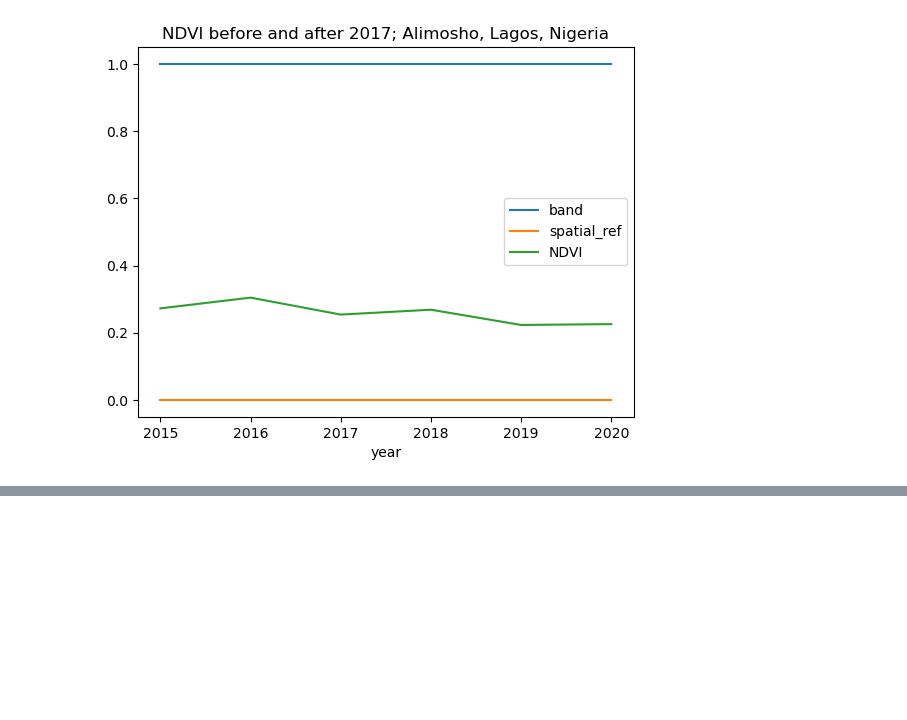
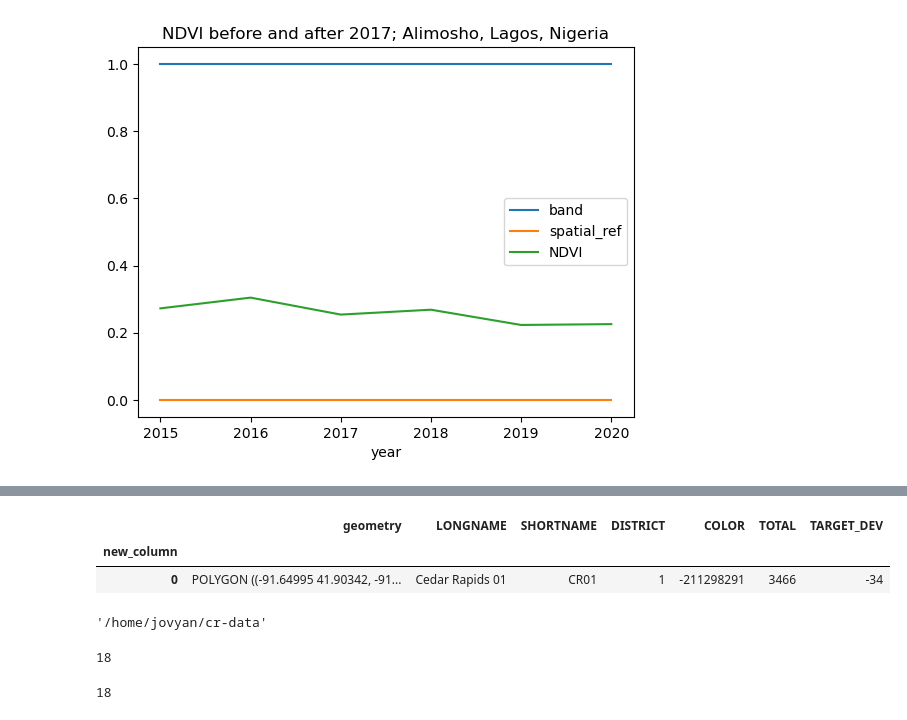
Before and after one commit to cu-esiil-edu/shortcourse-02-vegetation-nquarder, a Jupyter notebook: vegetation.ipynb, the cells around one changed output, grey strips where cells are left out. Cells and saved outputs as stored; diff of their text form; code cells hidden in the pictures; blank space fills up the shorter version.

```diff
--- a/vegetation.ipynb
+++ b/vegetation.ipynb
@@ -774,0 +779,4 @@ jul_ndvi_lagos_df.plot(
+# %%
+cr_url = "https://sos.iowa.gov/shapefiles/City%20Precincts/Cedar%20Rapids%20Precinct%20Boundaries.zip"
+cr_gdf = gpd.read_file(cr_url)
+cr_gdf.explore()
@@ -774,0 +785,17 @@ jul_ndvi_lagos_df.plot(
+# %%
+# Dissolve into single polygon
+cr_gdf['new_column'] = 0
+cr_gdf_dissolve = cr_gdf.dissolve(by='new_column')
+cr_gdf_dissolve
+# %% [output]
+|  | geometry | LONGNAME | SHORTNAME | DISTRICT | COLOR | TOTAL | TARGET_DEV |
+| new_column |  |  |  |  |  |  |  |
+| 0 | POLYGON ((-91.64995 41.90342, -91... | Cedar Rapids 01 | CR01 | 1 | -211298291 | 3466 | -34 |
+# %%
+cr_dir = os.path.join(pathlib.Path.home(), 'cr-data')
+# Make the data directory
+os.makedirs(cr_dir, exist_ok=True)
+
+cr_dir
+# %% [output]
+'/home/jovyan/cr-data'
@@ -774,0 +817,30 @@ jul_ndvi_lagos_df.plot(
+# %%
+# Get a list of NDVI tif file paths
+cr_paths = sorted(glob(os.path.join(cr_dir, 'cr-ndvi', '*', '*NDVI*.tif')))
+len(cr_paths)
+# %% [output]
+18
+# %%
+cr_das = []
+for cr_path in cr_paths:
+    # Get date from file name
+    doy = cr_path[doy_start:doy_end]
+    date = pd.to_datetime(doy, format='%Y%j')
+
+    # Open dataset
+    da = rxr.open_rasterio(cr_path, masked=True).squeeze()
+
+    # Add date dimension and clean up metadata
+    da = da.assign_coords({'date': date})
+    da = da.expand_dims({'date': 1})
+    da.name = 'NDVI'
+
+    # Multiple by scale factor
+    da = da / scale_factor
+
+    # Prepare for concatenation
+    cr_das.append(da)
+
+len(cr_das)
+# %% [output]
+18
```
Also changed, not shown: parts of 10 cells of this notebook.
